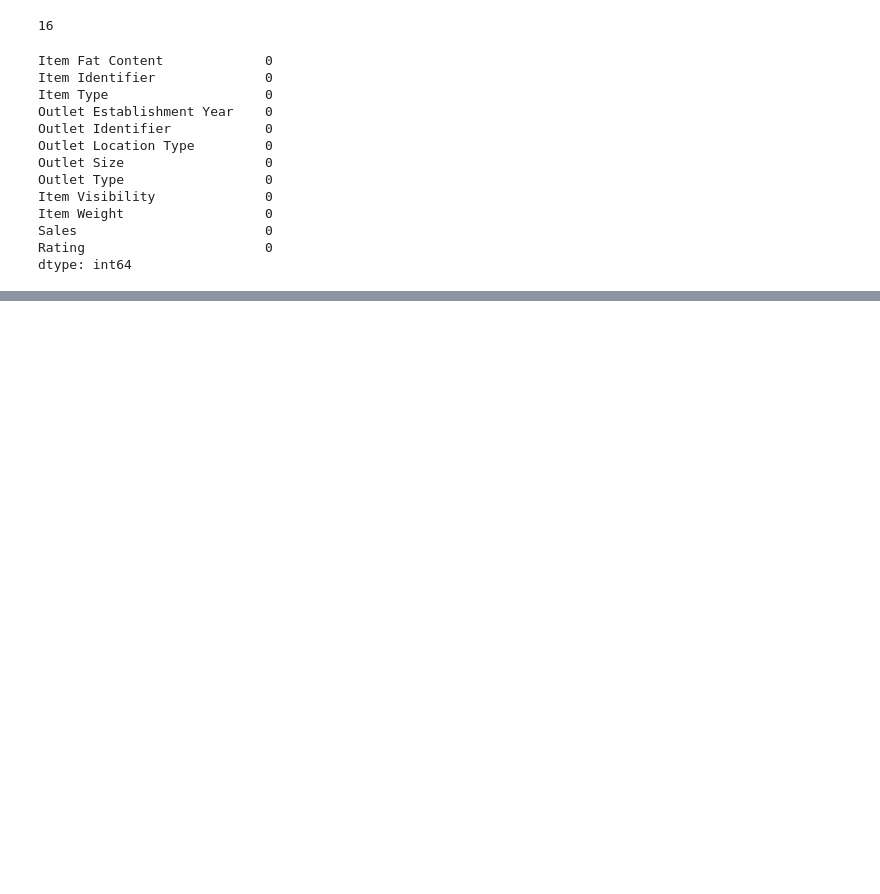
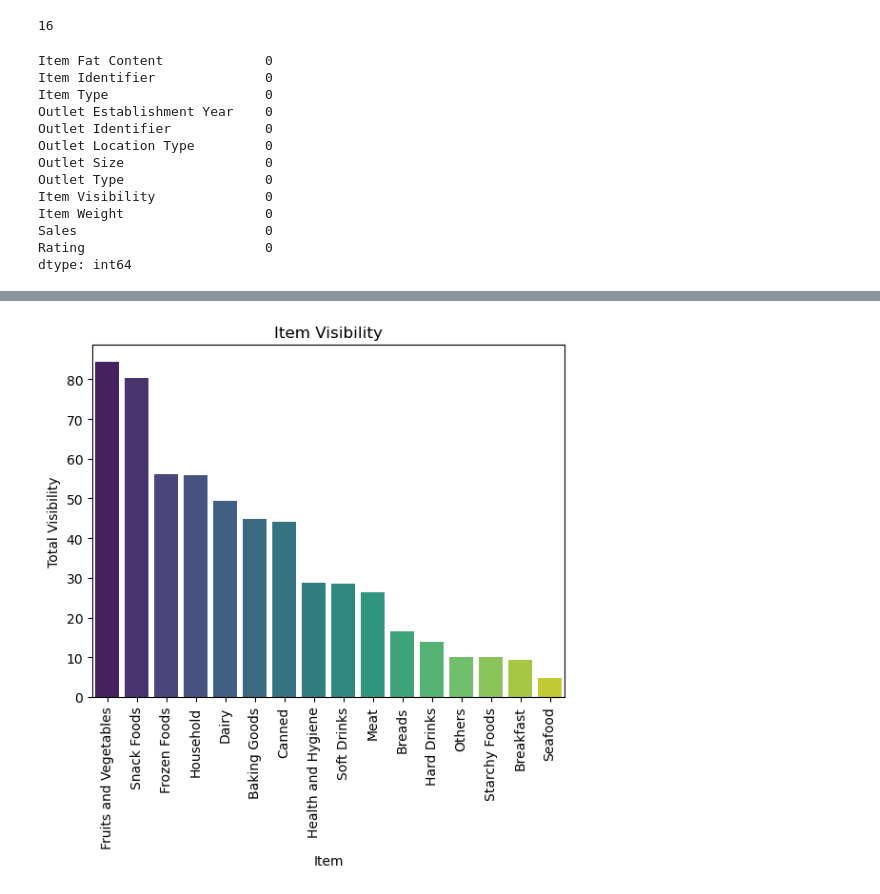
Before and after one commit to sarthakvashisht/Blinkit-Analysis, a Jupyter notebook: Blinkit Analysis.ipynb, the cells around one changed output, grey strips where cells are left out. Saved outputs shown, nothing was run; the diff lists cells and outputs as text; code cells hidden in the pictures; blank space fills up the shorter version.

```diff
--- a/Blinkit Analysis.ipynb
+++ b/Blinkit Analysis.ipynb
@@ -127,0 +189,14 @@ Text(0.5, 0, 'Food Items')
+# %%
+#checking that  Is Visibility linked with sales?
+item_visibility = df.groupby('Item Type')['Item Visibility'].sum().reset_index()
+item_visibility=item_visibility.sort_values(by='Item Visibility', ascending=False)
+sns.barplot(x='Item Type', y='Item Visibility', data=item_visibility, palette='viridis')
+plt.title('Item Visibility')
+plt.xticks(rotation=90)
+plt.xlabel('Item')
+plt.ylabel('Total Visibility')
+plt.show()
+
+#yes it is linked with sales
+# %% [output]
+[figure, added]
```
Also changed, not shown: parts of 15 cells of this notebook.
